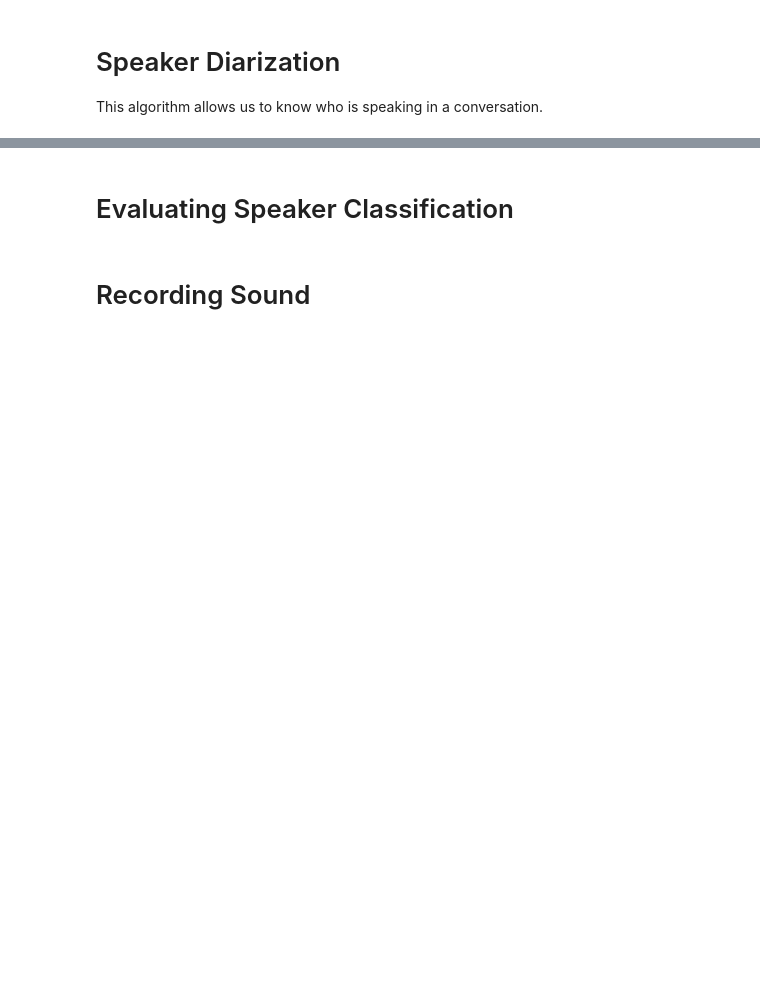
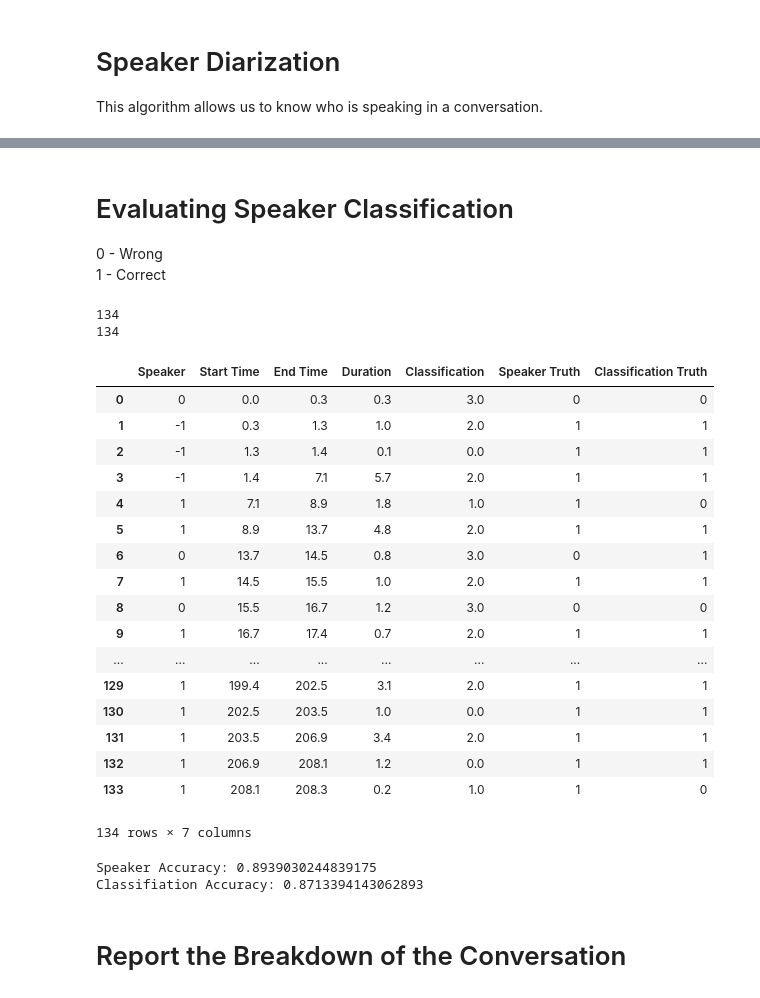
Before and after one commit to Kiwimaru/CS-590U---Final-Project, a Jupyter notebook: Conversation Analyzer.ipynb, the cells around one changed output, grey strips where cells are left out. Cells and saved outputs as stored; diff of their text form; code cells hidden in the pictures; blank space fills up the shorter version.

```diff
--- a/Conversation Analyzer.ipynb
+++ b/Conversation Analyzer.ipynb
@@ -117,2 +236,5 @@ print(svm.get_params())
 # %% [markdown]
 # Evaluating Speaker Classification
+
+0 - Wrong
+1 - Correct
@@ -184,2 +240,0 @@ phoneAnalyzer("toastmaster.wav", dataframe)
-# %% [markdown]
-# Recording Sound
@@ -230,0 +241,56 @@ waveFile.close()
+# %%
+speakerTruth = [0, 1, 1, 1, 1, 1, 0, 1, 0, 1, 1, 1, 0, 0, 1, 1, 0, 1, 0, 1,
+               0, 1, 1, 0, 1, 0, 1, 1, 0, 1, 1, 1, 0, 1, 0, 1, 0, 1, 0, 1, 0,
+               1, 1, 1, 0, 1, 1, 1, 1, 1, 1, 1, 0, 1, 1, 1, 1, 1, 1, 1, 1, 1,
+               0, 0, 0, 1, 1, 1, 1, 1, 1, 1, 1, 1, 0, 1, 1, 1, 0, 1, 1, 1, 1,
+               1, 1, 1, 1, 1, 1, 1, 1, 1, 1, 1, 1, 1, 0, 1, 1, 1, 1, 1, 1, 1,
+                1, 1, 1, 1, 1, 1, 0, 1, 1, 1, 1, 1, 1, 1, 0, 1, 0, 1, 1, 1, 1,
+               1, 1, 1, 1, 1, 1, 1, 1, 1]
+
+classifcationTruth = [0, 1, 1, 1, 0, 1, 1, 1, 0, 1, 1, 1, 1, 1, 1, 1, 0, 0, 0, 1,
+                     1, 1, 1, 0, 1, 0, 1, 0, 0, 1, 0, 1, 0, 1, 0, 1, 0, 1, 0, 1,
+                     1, 0, 0, 1, 0, 1, 1, 1, 0, 1, 1, 1, 1, 1, 1, 1, 0, 1, 1, 1, 1,
+                     1, 1, 0, 0, 1, 1, 1, 1, 1, 1, 1, 0, 1, 0, 0, 1, 1, 0, 1, 1, 1,
+                     1, 0, 0, 1, 1, 1, 1, 1, 1, 1, 1, 1, 1, 1, 0, 1, 0, 1, 1, 1, 1,
+                     1, 1, 1, 1, 1, 1, 0, 1, 1, 0, 0, 1, 1, 1, 1, 0, 0, 0, 1, 1,
+                     1, 1, 1, 1, 0, 1, 1, 1, 1, 1, 0]
+
+print(len(speakerTruth))
+print(len(classifcationTruth))
+
+x = data
+
+x["Speaker Truth"] = speakerTruth
+x["Classification Truth"] = classifcationTruth
+x
+# %% [output]
+134
+134
+|  | Speaker | Start Time | End Time | Duration | Classification | Speaker Truth | Classification Truth |
+| 0 | 0 | 0.0 | 0.3 | 0.3 | 3.0 | 0 | 0 |
+| 1 | -1 | 0.3 | 1.3 | 1.0 | 2.0 | 1 | 1 |
+| 2 | -1 | 1.3 | 1.4 | 0.1 | 0.0 | 1 | 1 |
+| 3 | -1 | 1.4 | 7.1 | 5.7 | 2.0 | 1 | 1 |
+| 4 | 1 | 7.1 | 8.9 | 1.8 | 1.0 | 1 | 0 |
+| 5 | 1 | 8.9 | 13.7 | 4.8 | 2.0 | 1 | 1 |
+| 6 | 0 | 13.7 | 14.5 | 0.8 | 3.0 | 0 | 1 |
+| 7 | 1 | 14.5 | 15.5 | 1.0 | 2.0 | 1 | 1 |
+| 8 | 0 | 15.5 | 16.7 | 1.2 | 3.0 | 0 | 0 |
+| 9 | 1 | 16.7 | 17.4 | 0.7 | 2.0 | 1 | 1 |
+| ... | ... | ... | ... | ... | ... | ... | ... |
+| 129 | 1 | 199.4 | 202.5 | 3.1 | 2.0 | 1 | 1 |
+| 130 | 1 | 202.5 | 203.5 | 1.0 | 0.0 | 1 | 1 |
+| 131 | 1 | 203.5 | 206.9 | 3.4 | 2.0 | 1 | 1 |
+| 132 | 1 | 206.9 | 208.1 | 1.2 | 0.0 | 1 | 1 |
+| 133 | 1 | 208.1 | 208.3 | 0.2 | 1.0 | 1 | 0 |
+134 rows × 7 columns
+# %%
+speakerAccuracy = sum(x["Duration"] * x["Speaker Truth"])/sum(x["Duration"])
+classificationAccuracy = sum(x["Duration"] * x["Classification Truth"])/sum(x["Duration"])
+print("Speaker Accuracy:", speakerAccuracy)
+print("Classifiation Accuracy:", classificationAccuracy)
+# %% [output]
+Speaker Accuracy: 0.8939030244839175
+Classifiation Accuracy: 0.8713394143062893
+# %% [markdown]
+# Report the Breakdown of the Conversation
```
Also changed, not shown: parts of 30 cells of this notebook, 1 other file.
